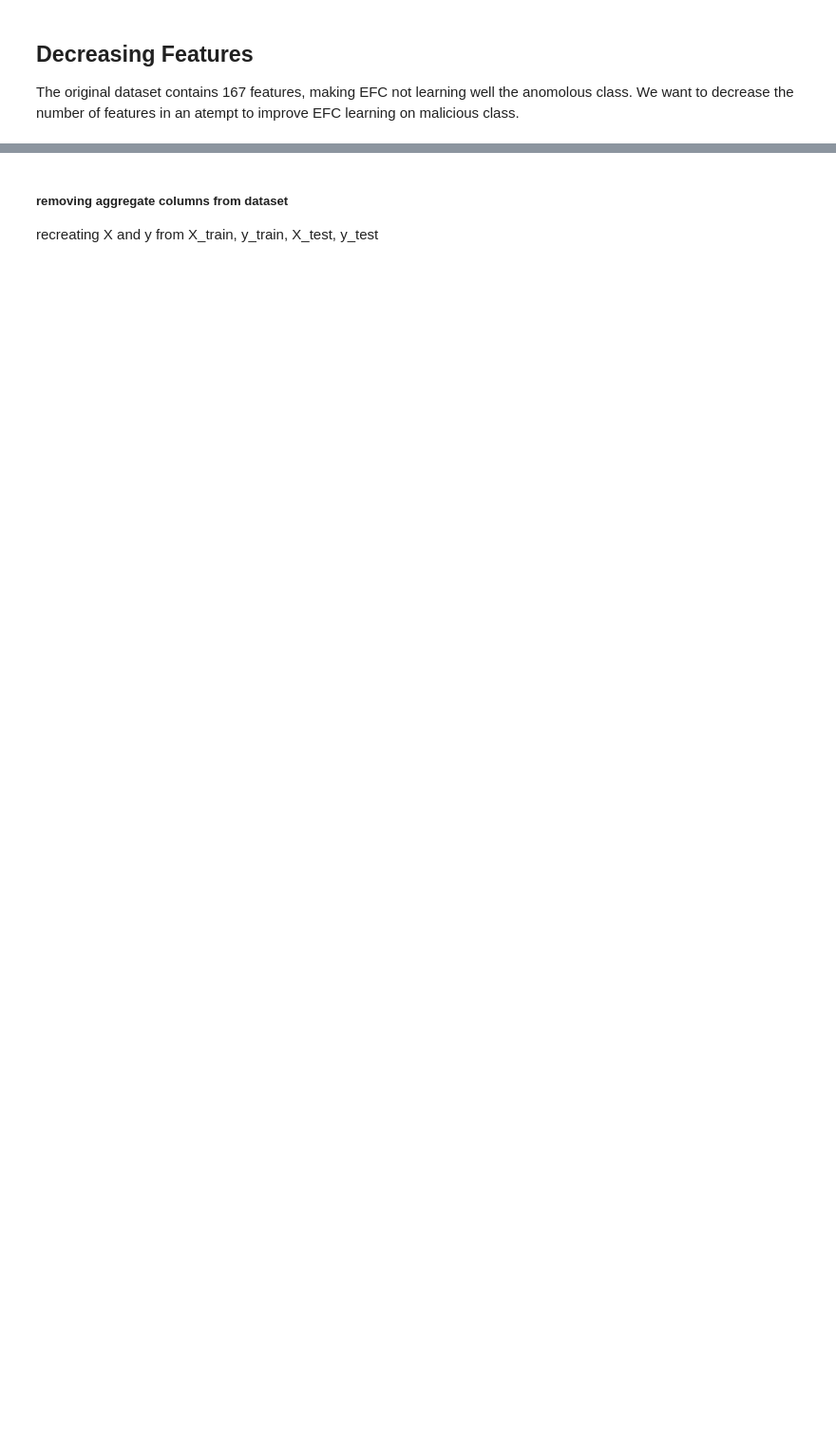
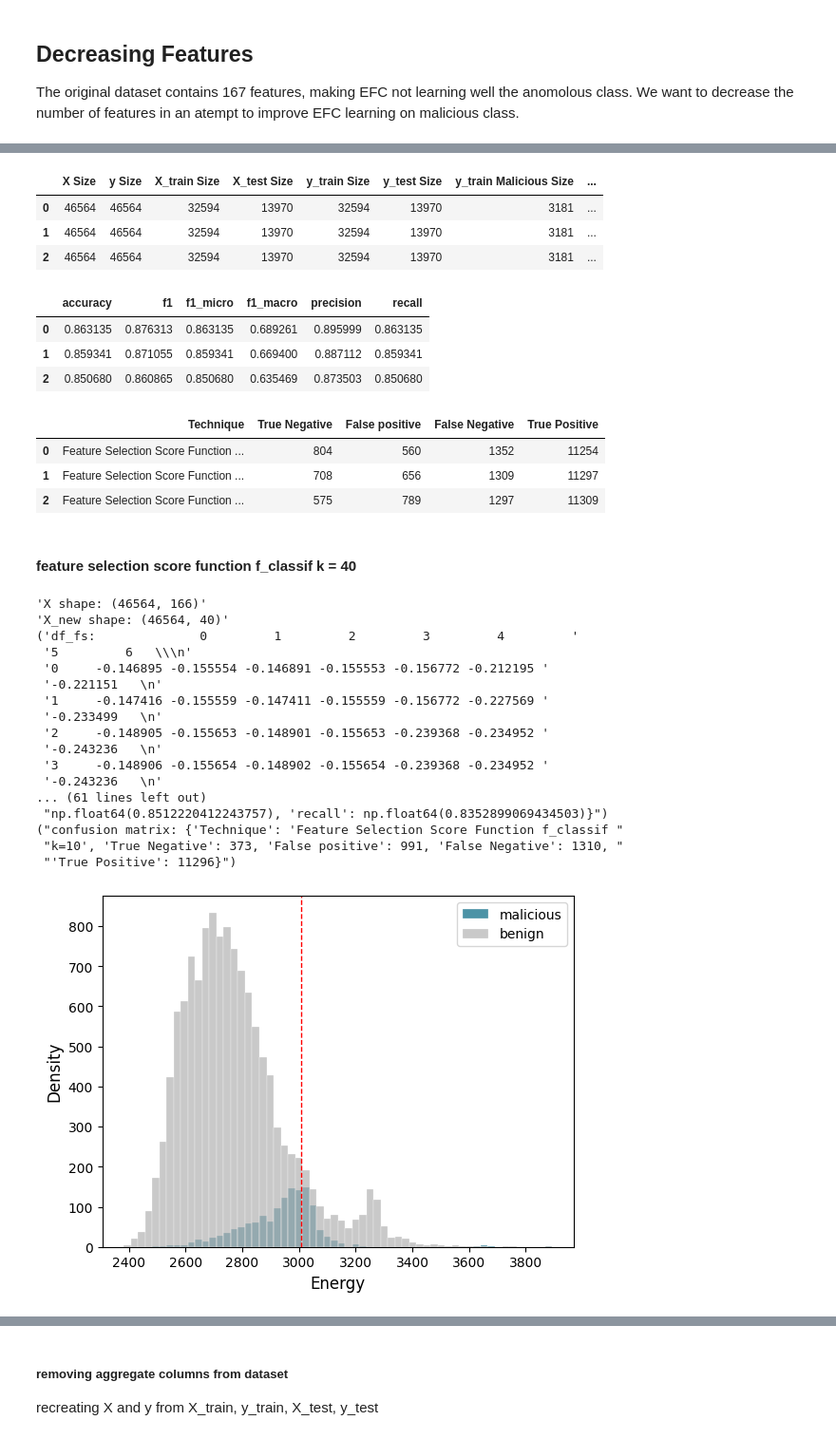
Before and after one commit to kevinsantana/PPCA-UnB-Dissertation, a Jupyter notebook: models/notebooks/efc/efc-feature-selection.ipynb, the cells around one changed output, grey strips where cells are left out. Shown at 95% size. Drawn from its saved outputs; the diff is of its cells as text; code cells hidden in the pictures; blank space fills up the shorter version.

```diff
--- a/models/notebooks/efc/efc-feature-selection.ipynb
+++ b/models/notebooks/efc/efc-feature-selection.ipynb
@@ -380,0 +334,7 @@ df_efc_confusion_matrix
+# %%
+df_sizes
+# %% [output]
+|  | X Size | y Size | X_train Size | X_test Size | y_train Size | y_test Size | y_train Malicious Size | ... |
+| 0 | 46564 | 46564 | 32594 | 13970 | 32594 | 13970 | 3181 | ... |
+| 1 | 46564 | 46564 | 32594 | 13970 | 32594 | 13970 | 3181 | ... |
+| 2 | 46564 | 46564 | 32594 | 13970 | 32594 | 13970 | 3181 | ... |
@@ -380,0 +343,7 @@ df_efc_confusion_matrix
+# %%
+df_efc_metrics
+# %% [output]
+|  | accuracy | f1 | f1_micro | f1_macro | precision | recall |
+| 0 | 0.863135 | 0.876313 | 0.863135 | 0.689261 | 0.895999 | 0.863135 |
+| 1 | 0.859341 | 0.871055 | 0.859341 | 0.669400 | 0.887112 | 0.859341 |
+| 2 | 0.850680 | 0.860865 | 0.850680 | 0.635469 | 0.873503 | 0.850680 |
@@ -380,0 +352,36 @@ df_efc_confusion_matrix
+# %%
+df_efc_confusion_matrix
+# %% [output]
+|  | Technique | True Negative | False positive | False Negative | True Positive |
+| 0 | Feature Selection Score Function ... | 804 | 560 | 1352 | 11254 |
+| 1 | Feature Selection Score Function ... | 708 | 656 | 1309 | 11297 |
+| 2 | Feature Selection Score Function ... | 575 | 789 | 1297 | 11309 |
+# %% [markdown]
+#### feature selection score function f_classif k = 40
+# %%
+k_40 = 40
+# %%
+fig_name_k_40 = fig_name.format(k_size=k_40)
+# %%
+sizes_k_40, model_score_k_40, confusion_matrix_values_k_40 = make_feature_selection_with_k_best(k=k_40,
+                                                                                                fig_folder=fig_folder,
+                                                                                                fig_name=fig_name_k_40)
+# %% [output]
+'X shape: (46564, 166)'
+'X_new shape: (46564, 40)'
+('df_fs:              0         1         2         3         4         '
+ '5         6   \\\n'
+ '0     -0.146895 -0.155554 -0.146891 -0.155553 -0.156772 -0.212195 '
+ '-0.221151   \n'
+ '1     -0.147416 -0.155559 -0.147411 -0.155559 -0.156772 -0.227569 '
+ '-0.233499   \n'
+ '2     -0.148905 -0.155653 -0.148901 -0.155653 -0.239368 -0.234952 '
+ '-0.243236   \n'
+ '3     -0.148906 -0.155654 -0.148902 -0.155654 -0.239368 -0.234952 '
+ '-0.243236   \n'
+... (61 lines left out)
+ "np.float64(0.8512220412243757), 'recall': np.float64(0.8352899069434503)}")
+("confusion matrix: {'Technique': 'Feature Selection Score Function f_classif "
+ "k=10', 'True Negative': 373, 'False positive': 991, 'False Negative': 1310, "
+ "'True Positive': 11296}")
+[figure, added]
```
Also changed, not shown: parts of 186 cells of this notebook, 23 other files.
